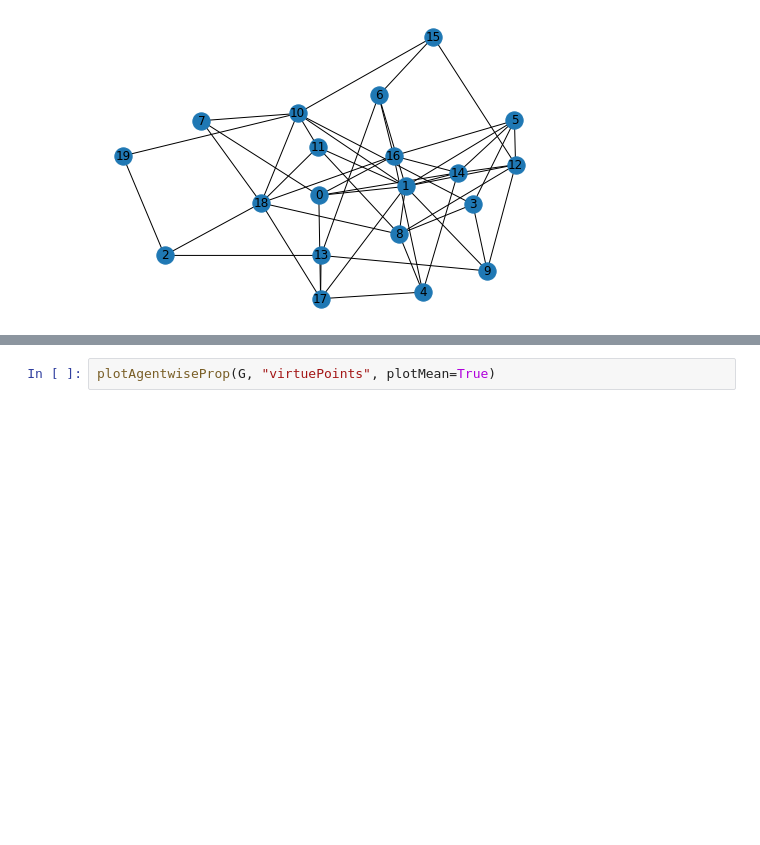
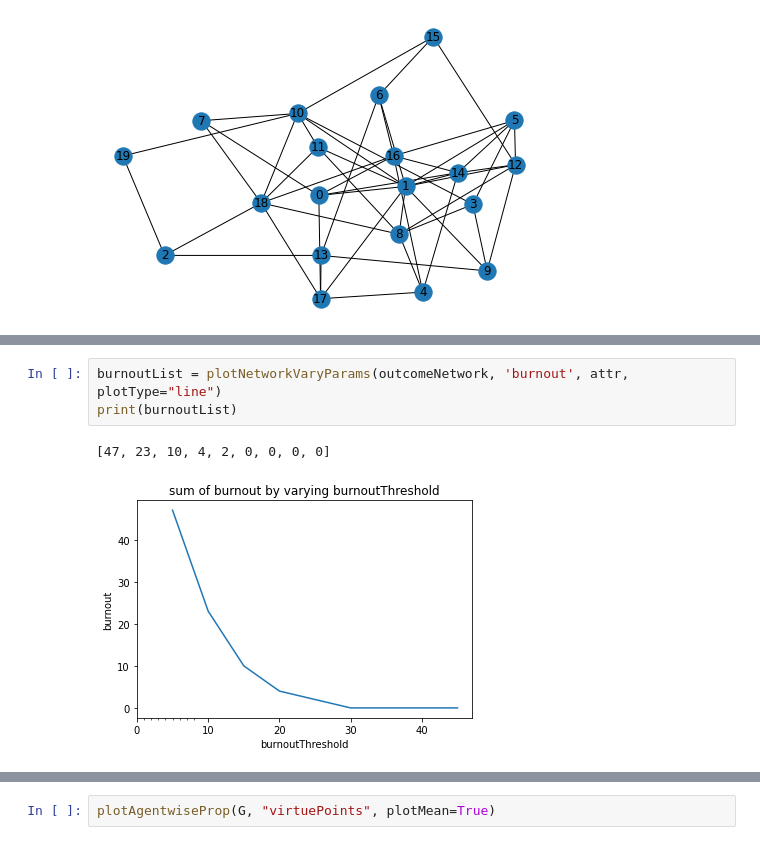
Before and after one commit to WSL-IIITB/SPECTRA, a Jupyter notebook: simulateNetworkParameters.ipynb, the cells around one changed output, grey strips where cells are left out. Drawn from its saved outputs; the diff is of its cells as text; blank space fills up the shorter version.

```diff
--- a/simulateNetworkParameters.ipynb
+++ b/simulateNetworkParameters.ipynb
@@ -49,0 +64,6 @@ for val in attrRange:
+# %%
+burnoutList = plotNetworkVaryParams(outcomeNetwork, 'burnout', attr, plotType="line")
+print(burnoutList)
+# %% [output]
+[47, 23, 10, 4, 2, 0, 0, 0, 0]
+[figure, added]
```
Also changed, not shown: parts of 18 cells of this notebook, 14 other files.
